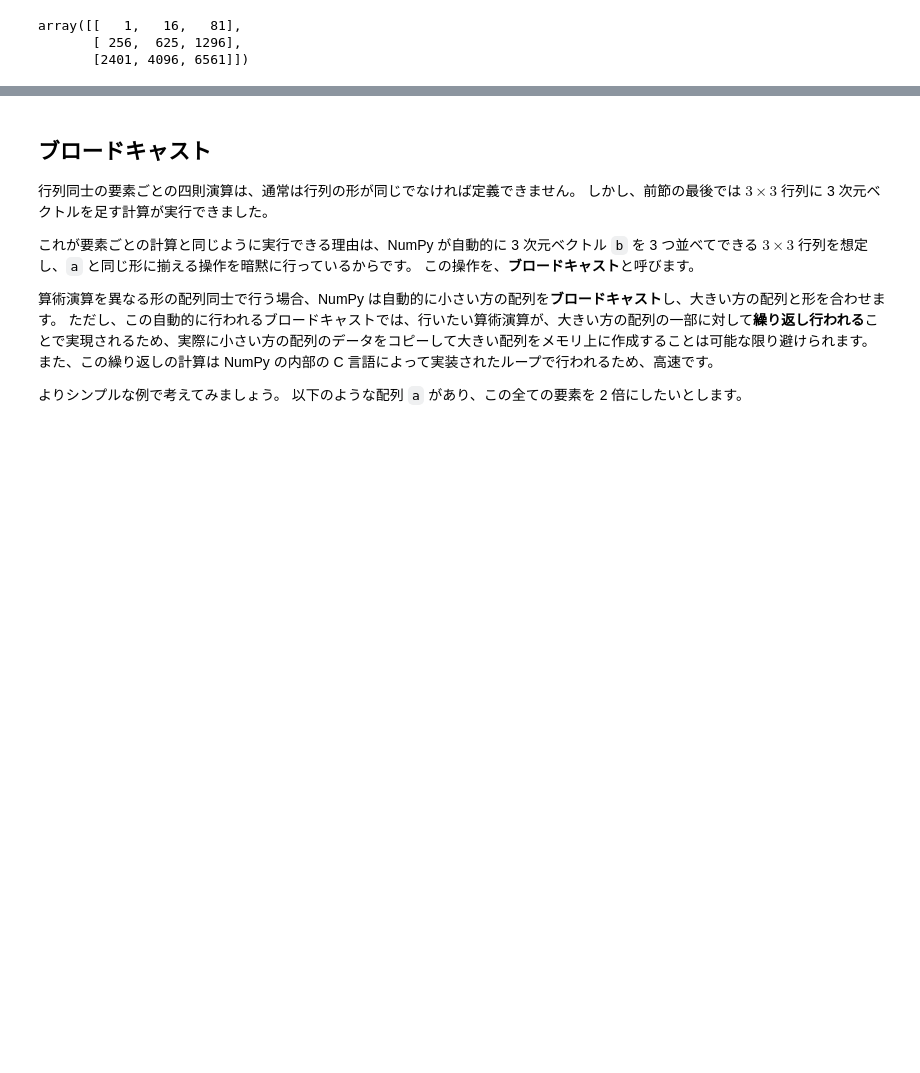
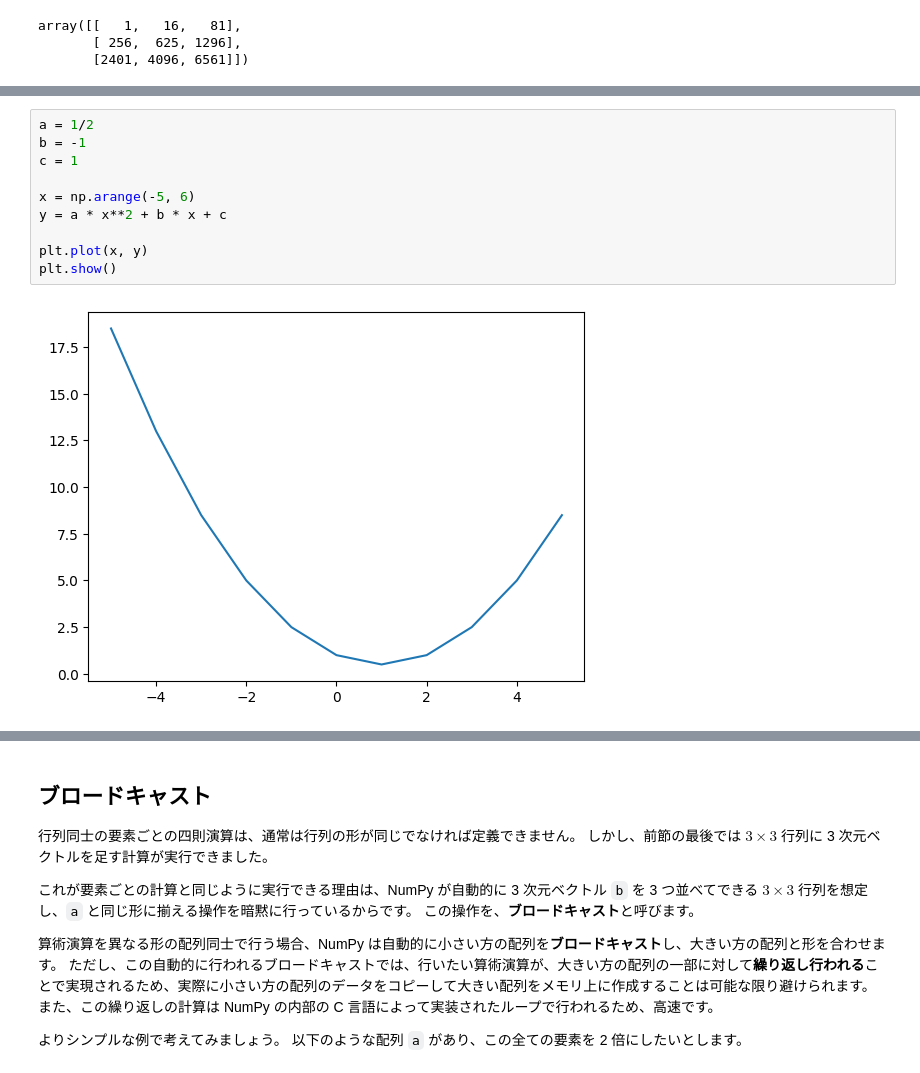
Before and after one commit to ykinolab-tokai/initial-training-2024, a Jupyter notebook: text/03_Elementary_Math_and_NumPy.ipynb, the cells around one changed output, grey strips where cells are left out. Saved outputs shown, nothing was run; the diff lists cells and outputs as text; blank space fills up the shorter version.

```diff
--- a/text/03_Elementary_Math_and_NumPy.ipynb
+++ b/text/03_Elementary_Math_and_NumPy.ipynb
@@ -432,0 +470,12 @@ plt.scatter(x, y) # 散布図グラフを描画
+# %%
+a = 1/2
+b = -1
+c = 1
+
+x = np.arange(-5, 6)
+y = a * x**2 + b * x + c
+
+plt.plot(x, y)
+plt.show()
+# %% [output]
+[figure, added]
```
Also changed, not shown: parts of 21 cells of this notebook.
